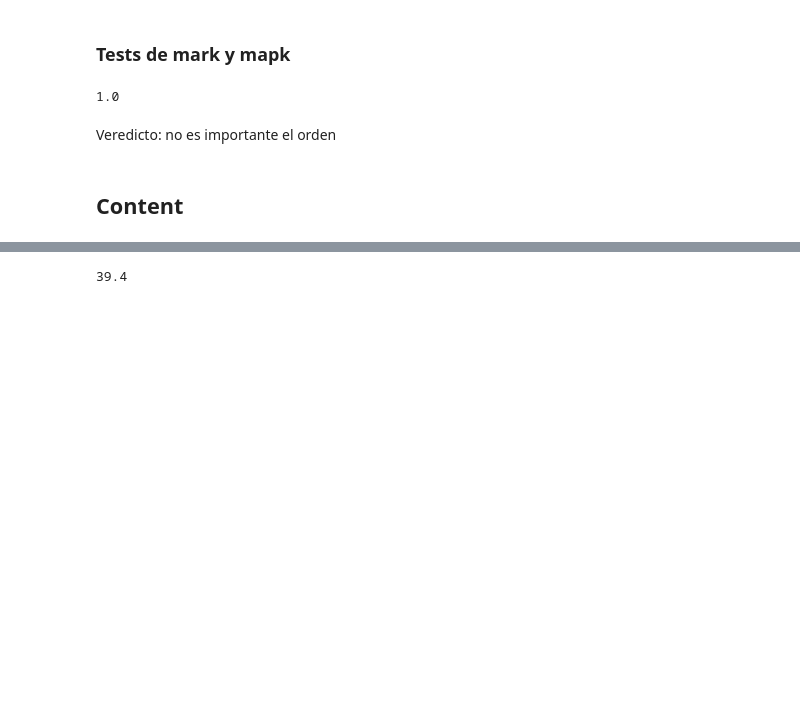
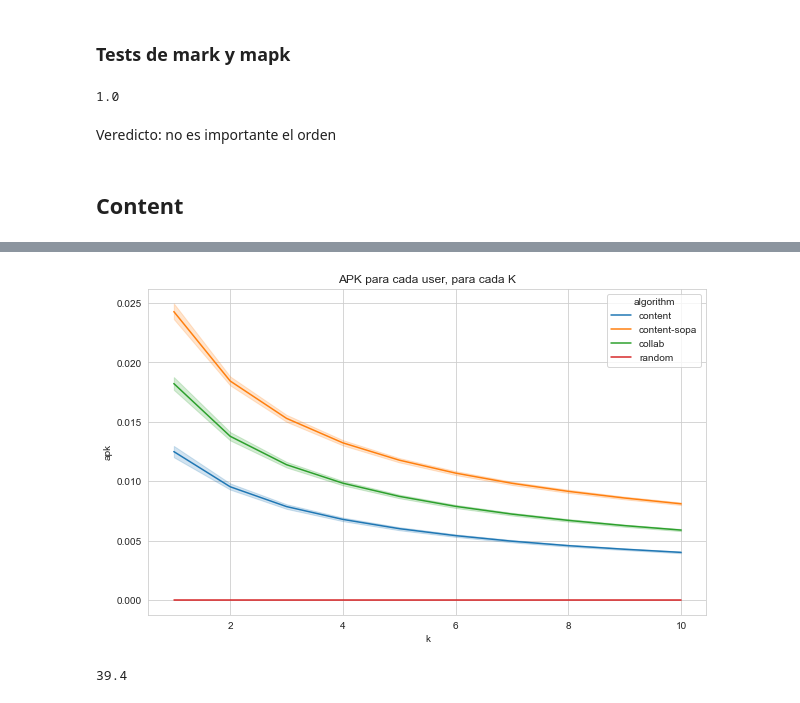
Before and after one commit to mnPanic/aa-tp, a Jupyter notebook: graficos.ipynb, the cells around one changed output, grey strips where cells are left out. Cells and saved outputs as stored; diff of their text form; code cells hidden in the pictures; blank space fills up the shorter version.

```diff
--- a/graficos.ipynb
+++ b/graficos.ipynb
@@ -192,3 +230,14 @@ sns.lineplot(
+# %%
+plt.figure(figsize = (10,6))
+sns.lineplot(
+    data=df_sep,
+    x="k", y="apk", hue="algorithm",
+    markers=True, dashes=False
+)
+plt.title("APK para cada user, para cada K")
+plt.savefig("graficos/resultados/apk.png")
+# %% [output]
+[figure, added]
 # %%
 recmetrics.metrics.prediction_coverage(predicted_content, catalog)
 # %% [output]
```
Also changed, not shown: parts of 9 cells of this notebook, 10 other files.
